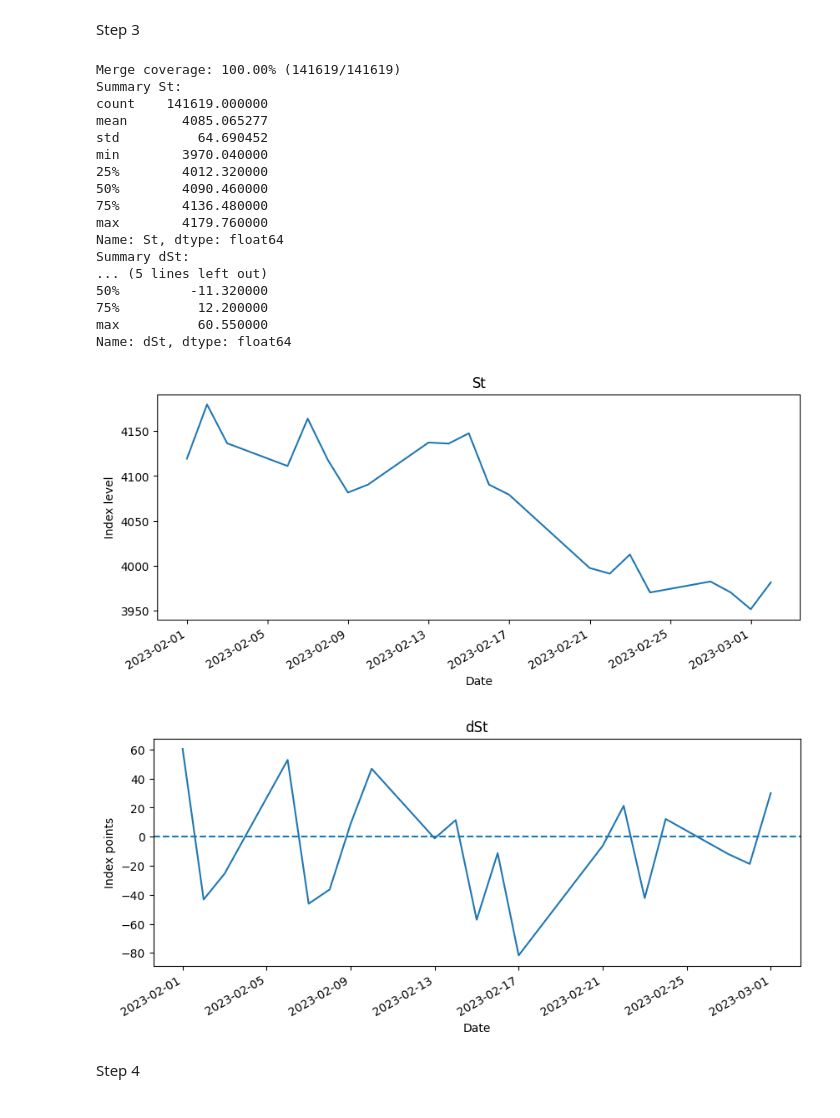
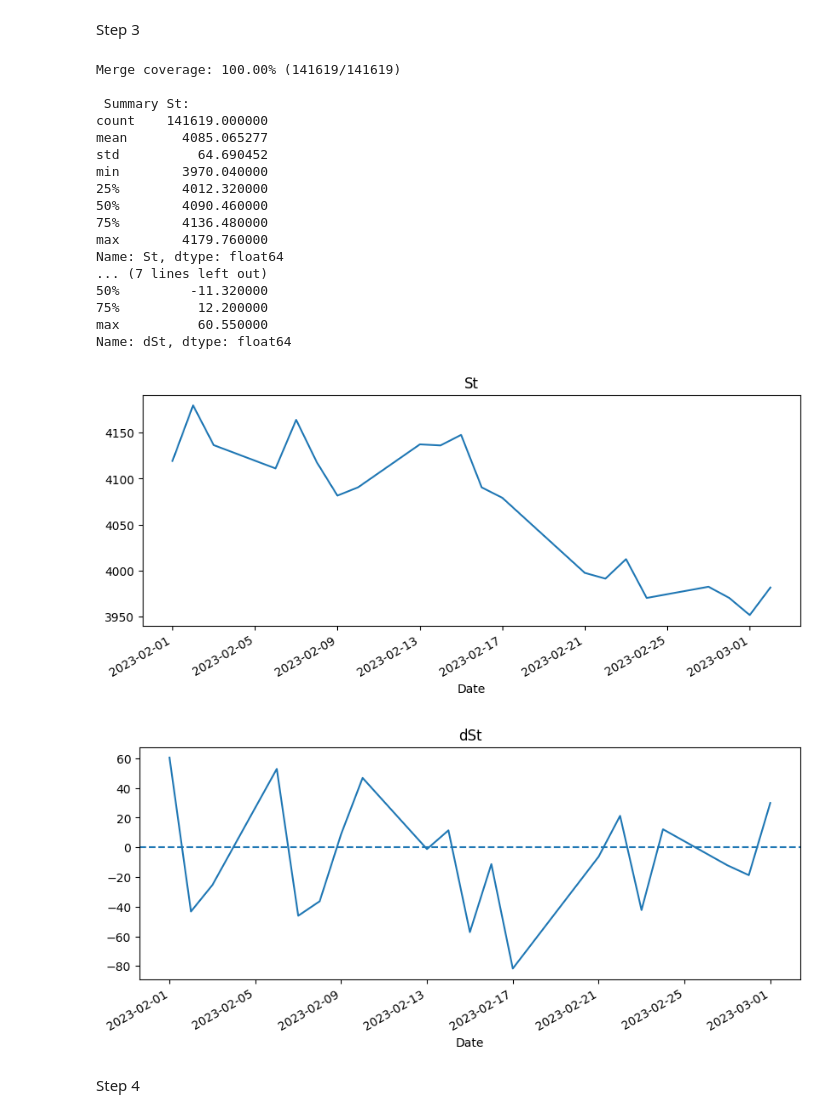
Before and after one commit to JIA0501/Computation-Finance, a Jupyter notebook: CF1/Exercise 3 CF.ipynb, the cells around one changed output. Cells and saved outputs as stored; diff of their text form; code cells hidden in the pictures.

```diff
--- a/CF1/Exercise 3 CF.ipynb
+++ b/CF1/Exercise 3 CF.ipynb
@@ -153,13 +147,12 @@ df = pd.read_csv(url, parse_dates=["Date"]).sort_values("Date")
 SPX_price_series = df.set_index("Date")["Close"]
 
 # sorting
-
 St= SPX_price_series.sort_index()
 
-#
+# calculating dSt
 dSt = St.shift(-1) - St
 
-#  Create clean SPX dataframe
+# creating clean SPX dataframe
 SPX_df = pd.DataFrame({
     "St": St,
     "dSt": dSt
@@ -168,6 +161,7 @@ SPX_df = pd.DataFrame({
 opt2["date"] = pd.to_datetime(opt2["date"]).dt.normalize()
 SPX_df.index = SPX_df.index.normalize()
 opt2 = opt2.drop(columns=["St", "dSt"], errors="ignore")
+
 # merge
 opt2 = opt2.merge(
     SPX_df,
@@ -182,46 +176,44 @@ matched = opt2[["St", "dSt"]].notna().all(axis=1).sum()
 ## required reporting
 print(f"Merge coverage: {matched/rows_total*100:.2f}% ({matched}/{rows_total})")
 
-print("Summary St:")
+print("\n Summary St:")
 print(opt2["St"].describe())
 
-print("Summary dSt:")
+print("\n Summary dSt:")
 print(opt2["dSt"].describe())
 
 plt.figure(figsize=(10,4))
 St.plot()
 plt.title("St")
-plt.ylabel("Index level")
 plt.xlabel("Date")
 plt.show()
 
 plt.figure(figsize=(10,4))
 dSt.plot()
 plt.axhline(0, linestyle="--")
 plt.title("dSt")
-plt.ylabel("Index points")
 plt.xlabel("Date")
 plt.show()
 # %% [output]
 Merge coverage: 100.00% (141619/141619)
-Summary St:
+
+ Summary St:
 count    141619.000000
 mean       4085.065277
 std          64.690452
 min        3970.040000
 25%        4012.320000
 50%        4090.460000
 75%        4136.480000
 max        4179.760000
 Name: St, dtype: float64
-Summary dSt:
-... (5 lines left out)
+... (7 lines left out)
 50%         -11.320000
 75%          12.200000
 max          60.550000
 Name: dSt, dtype: float64
-[figure, old version]
+[figure, new version]
-[figure, old version]
+[figure, new version]
 # %% [markdown]
 Step 4
 # %%
```
Also changed, not shown: parts of 13 cells of this notebook.
